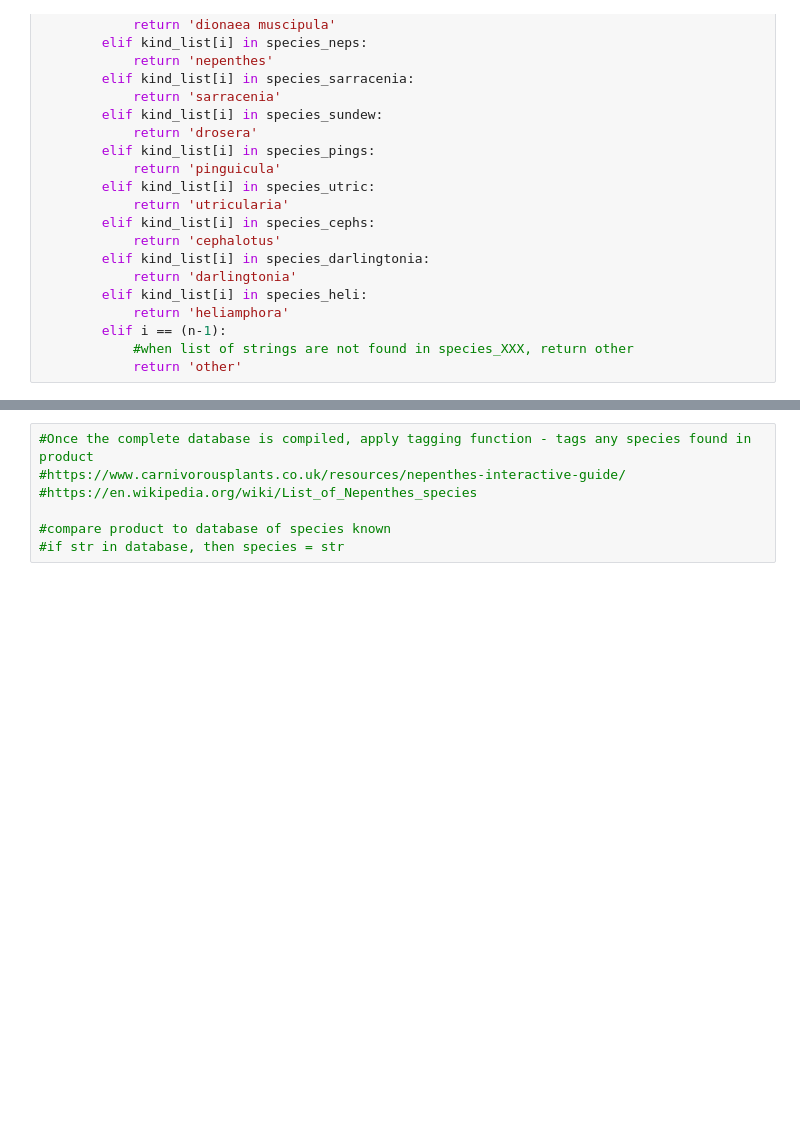
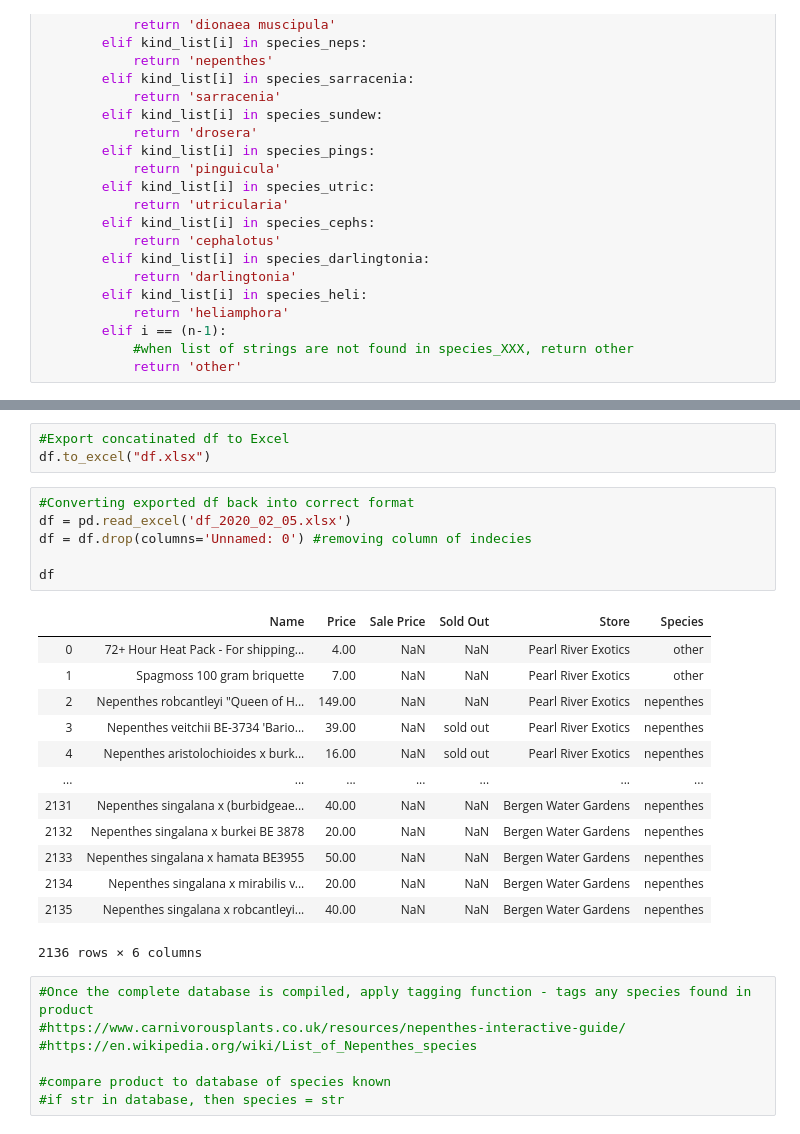
Before and after one commit to jsc034/Garden, a Jupyter notebook: Carnivorous Plant Database.ipynb, the cells around one changed output, grey strips where cells are left out. Saved outputs shown, nothing was run; the diff lists cells and outputs as text; blank space fills up the shorter version.

Commit message:
to laptop 2/5/20
exported created df excel file
import from excel file instead of scraping from web everytime

```diff
--- a/Carnivorous Plant Database.ipynb
+++ b/Carnivorous Plant Database.ipynb
@@ -727,3 +775,26 @@ pd.DataFrame(d)
+# %%
+#Export concatinated df to Excel
+df.to_excel("df.xlsx")
+# %%
+#Converting exported df back into correct format
+df = pd.read_excel('df_2020_02_05.xlsx')
+df = df.drop(columns='Unnamed: 0') #removing column of indecies
+
+df
+# %% [output]
+|  | Name | Price | Sale Price | Sold Out | Store | Species |
+| 0 | 72+ Hour Heat Pack - For shipping... | 4.00 | NaN | NaN | Pearl River Exotics | other |
+| 1 | Spagmoss 100 gram briquette | 7.00 | NaN | NaN | Pearl River Exotics | other |
+| 2 | Nepenthes robcantleyi "Queen of H... | 149.00 | NaN | NaN | Pearl River Exotics | nepenthes |
+| 3 | Nepenthes veitchii BE-3734 'Bario... | 39.00 | NaN | sold out | Pearl River Exotics | nepenthes |
+| 4 | Nepenthes aristolochioides x burk... | 16.00 | NaN | sold out | Pearl River Exotics | nepenthes |
+| ... | ... | ... | ... | ... | ... | ... |
+| 2131 | Nepenthes singalana x (burbidgeae... | 40.00 | NaN | NaN | Bergen Water Gardens | nepenthes |
+| 2132 | Nepenthes singalana x burkei BE 3878 | 20.00 | NaN | NaN | Bergen Water Gardens | nepenthes |
+| 2133 | Nepenthes singalana x hamata BE3955 | 50.00 | NaN | NaN | Bergen Water Gardens | nepenthes |
+| 2134 | Nepenthes singalana x mirabilis v... | 20.00 | NaN | NaN | Bergen Water Gardens | nepenthes |
+| 2135 | Nepenthes singalana x robcantleyi... | 40.00 | NaN | NaN | Bergen Water Gardens | nepenthes |
+2136 rows × 6 columns
 # %%
 #Once the complete database is compiled, apply tagging function - tags any species found in product
 #https://www.carnivorousplants.co.uk/resources/nepenthes-interactive-guide/
```
Also changed, not shown: parts of 11 cells of this notebook, 3 other files.
